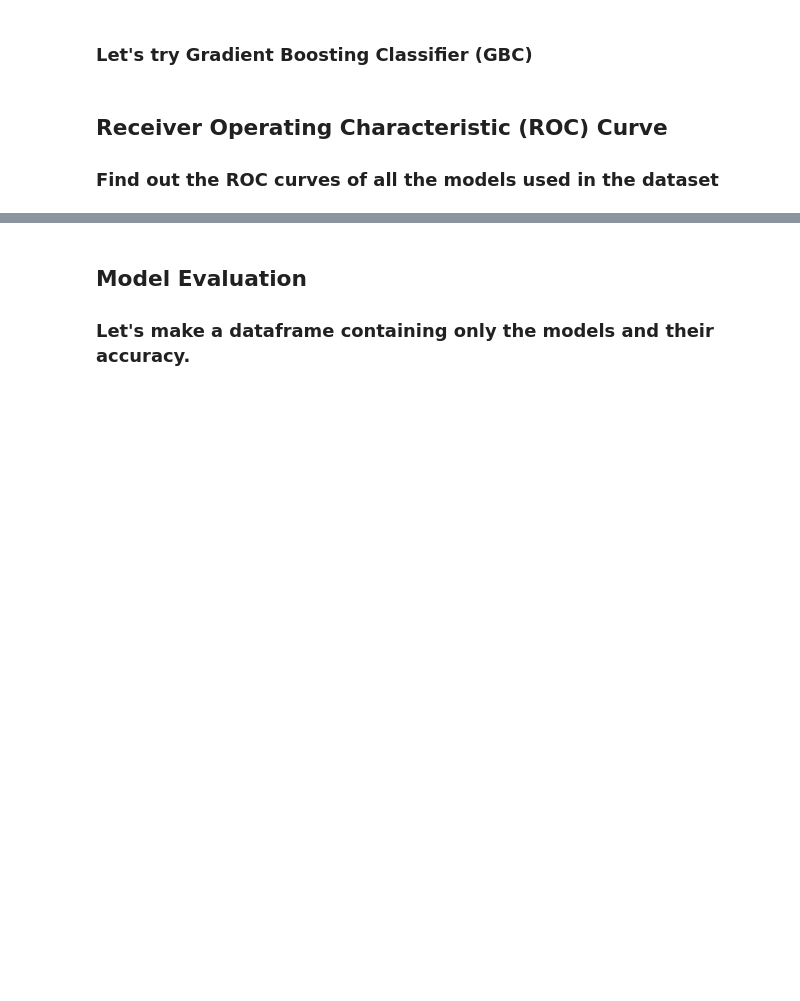
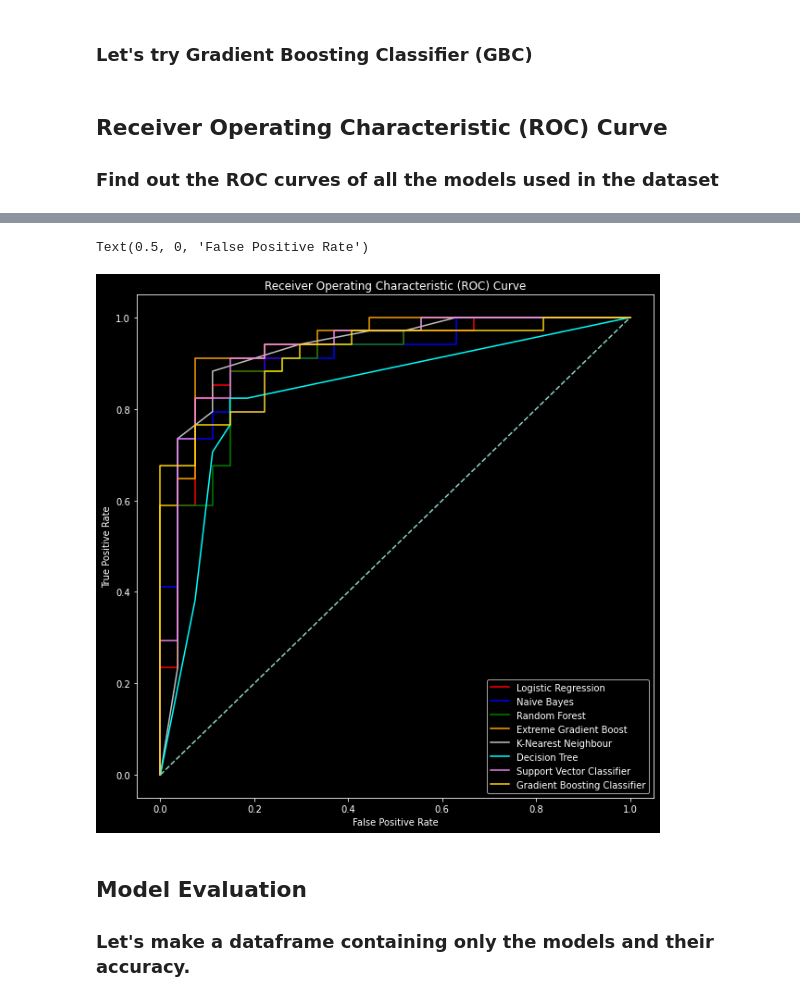
Before and after one commit to DSCKGEC/heart-saver, a Jupyter notebook: notebooks/heart_nb.ipynb, the cells around one changed output, grey strips where cells are left out. Cells and saved outputs as stored; diff of their text form; code cells hidden in the pictures; blank space fills up the shorter version.

```diff
--- a/notebooks/heart_nb.ipynb
+++ b/notebooks/heart_nb.ipynb
@@ -384,7 +391,7 @@ weighted avg       0.82      0.82      0.82        61
 <h4>Also, it's Confusion Matrix</h4>
 # %%
 #Support Vector Classifier
-svc =  SVC(kernel='rbf', C=2)
+svc =  SVC(kernel='rbf', C=2, probability=True)
 svc.fit(X_train, y_train)
 svc_pred = svc.predict(X_test)
 svc_con_matrix = confusion_matrix(y_test, svc_pred)
@@ -430,3 +433,39 @@ with open(filename,'wb') as f:
+# %%
+y_score1 = lr.predict_proba(X_test)[:,1]
+y_score2 = nb.predict_proba(X_test)[:,1]
+y_score3 = rf.predict_proba(X_test)[:,1]
+y_score4 = xgb.predict_proba(X_test)[:,1]
+y_score5 = knn.predict_proba(X_test)[:,1]
+y_score6 = dt.predict_proba(X_test)[:,1]
+y_score7 = svc.predict_proba(X_test)[:,1]
+y_score8 = gbc.predict_proba(X_test)[:,1]
+false_positive_rate1, true_positive_rate1, threshold1 = roc_curve(y_test, y_score1)
+false_positive_rate2, true_positive_rate2, threshold2 = roc_curve(y_test, y_score2)
+false_positive_rate3, true_positive_rate3, threshold3 = roc_curve(y_test, y_score3)
+false_positive_rate4, true_positive_rate4, threshold4 = roc_curve(y_test, y_score4)
+false_positive_rate5, true_positive_rate5, threshold5 = roc_curve(y_test, y_score5)
+false_positive_rate6, true_positive_rate6, threshold6 = roc_curve(y_test, y_score6)
+false_positive_rate7, true_positive_rate7, threshold7 = roc_curve(y_test, y_score7)
+false_positive_rate8, true_positive_rate8, threshold8 = roc_curve(y_test, y_score8)
+
+plt.figure(figsize=(10,10))
+plt.title('Receiver Operating Characteristic (ROC) Curve')
+plt.plot(false_positive_rate1,true_positive_rate1, color='red', label = "Logistic Regression")
+plt.plot(false_positive_rate2,true_positive_rate2, color='blue', label = "Naive Bayes")
+plt.plot(false_positive_rate3,true_positive_rate3, color='green', label = "Random Forest")
+plt.plot(false_positive_rate4,true_positive_rate4, color='orange', label = "Extreme Gradient Boost")
+plt.plot(false_positive_rate5,true_positive_rate5, color='silver', label = "K-Nearest Neighbour")
+plt.plot(false_positive_rate6,true_positive_rate6, color='cyan', label = "Decision Tree")
+plt.plot(false_positive_rate7,true_positive_rate7, color='violet', label = "Support Vector Classifier")
+plt.plot(false_positive_rate8,true_positive_rate8, color='gold', label = "Gradient Boosting Classifier")
+plt.legend(loc = 'lower right')
+plt.plot([0, 1], [0, 1],linestyle='--')
+plt.axis('tight')
+plt.ylabel('True Positive Rate')
+plt.xlabel('False Positive Rate')
+# %% [output]
+Text(0.5, 0, 'False Positive Rate')
+[figure, added]
 # %% [markdown]
 <h2><b>Model Evaluation</b></h2>
 <h3> Let's make a dataframe containing only the models and their accuracy.</h3>
```
Also changed, not shown: parts of 14 cells of this notebook, 1 other file.
